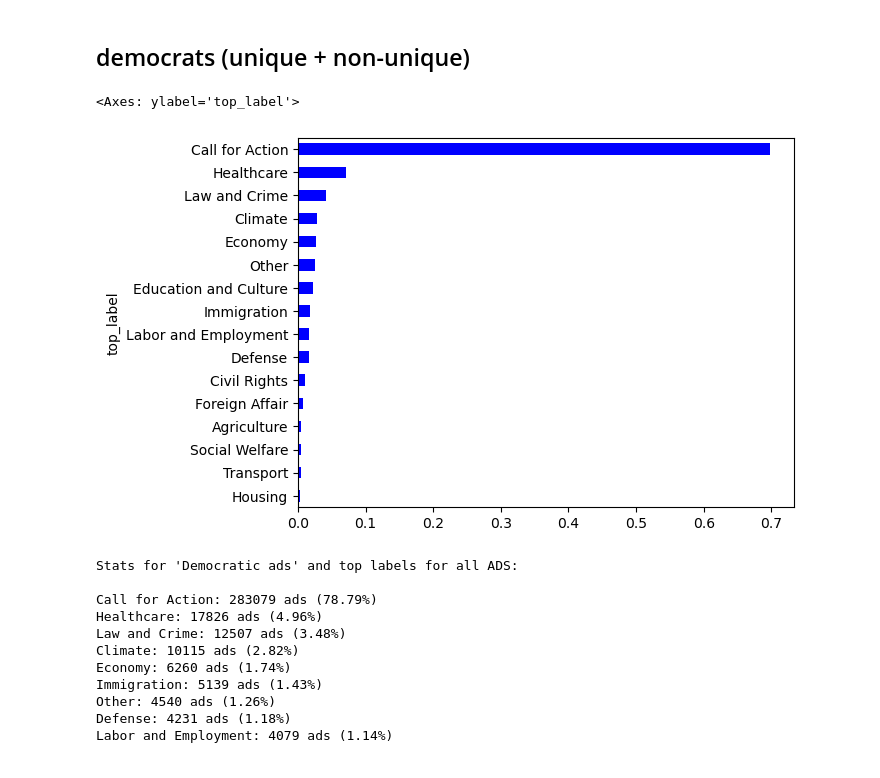
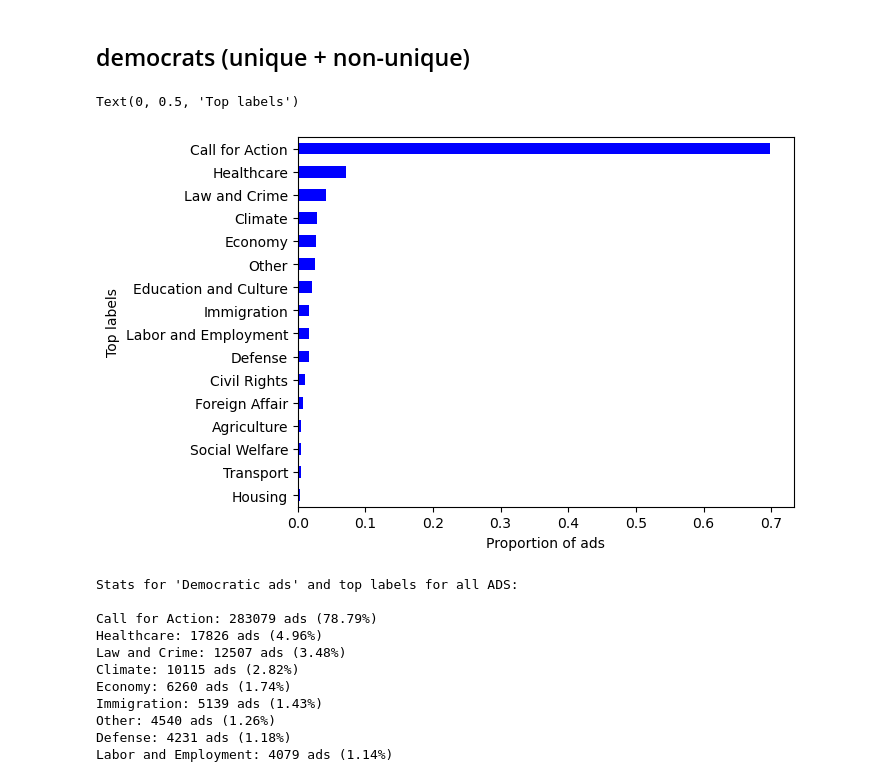
Before and after one commit to sofiepalmus/Thesis, a Jupyter notebook: DeBERTa_visuals.ipynb, the cells around one changed output. Saved outputs shown, nothing was run; the diff lists cells and outputs as text; code cells hidden in the pictures.

```diff
--- a/DeBERTa_visuals.ipynb
+++ b/DeBERTa_visuals.ipynb
@@ -7,7 +6,7 @@ import numpy as np
 # %% [markdown]
 ## visuals + stats of top labels
 # %%
-data = pd.read_csv("mandagsmagi.csv")
+data = pd.read_csv("csv files/labeled_ads.csv", index_col=0)
 
 # sort away duplicate ad texts coming from the same politician -> 58.574
 data_un = data.drop_duplicates(subset=["ad_creative_body", "page_id"])
@@ -116,16 +119,18 @@ Passing `palette` without assigning `hue` is deprecated and will be removed in v
 # %%
 ###### plot based on unique ads
 # Filter data rows based on party to work with stats on the individual parties
 label_D_un = data_un[data_un["party"] == "Democrat"]
 label_R_un = data_un[data_un["party"] == "Republican"]
 
 top_labels_D_un = (label_D_un["top_label"].value_counts(normalize=True)).iloc[:16]  # all labels
 top_labels_D_un = top_labels_D_un.sort_values(ascending=True)
 top_labels_D_un.plot(kind="barh", color="blue")
 # plt.title("Most popular labels for Democrats (unqiue ads)", fontsize=16)
+plt.xlabel("Proportion of ads")
+plt.ylabel("Top labels")
 # %% [output]
-<Axes: ylabel='top_label'>
+Text(0, 0.5, 'Top labels')
-[figure, old version]
+[figure, new version]
 # %%
 # calcu the amount + % for each top
 
```
Also changed, not shown: parts of 12 cells of this notebook, 1 other file.
